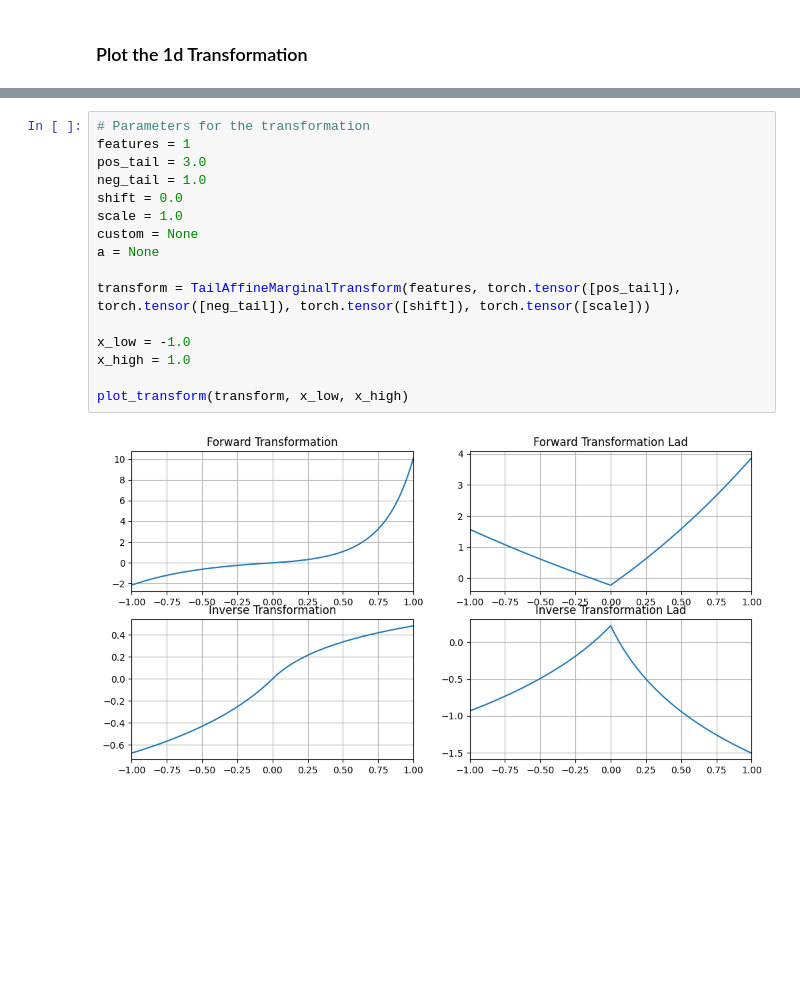
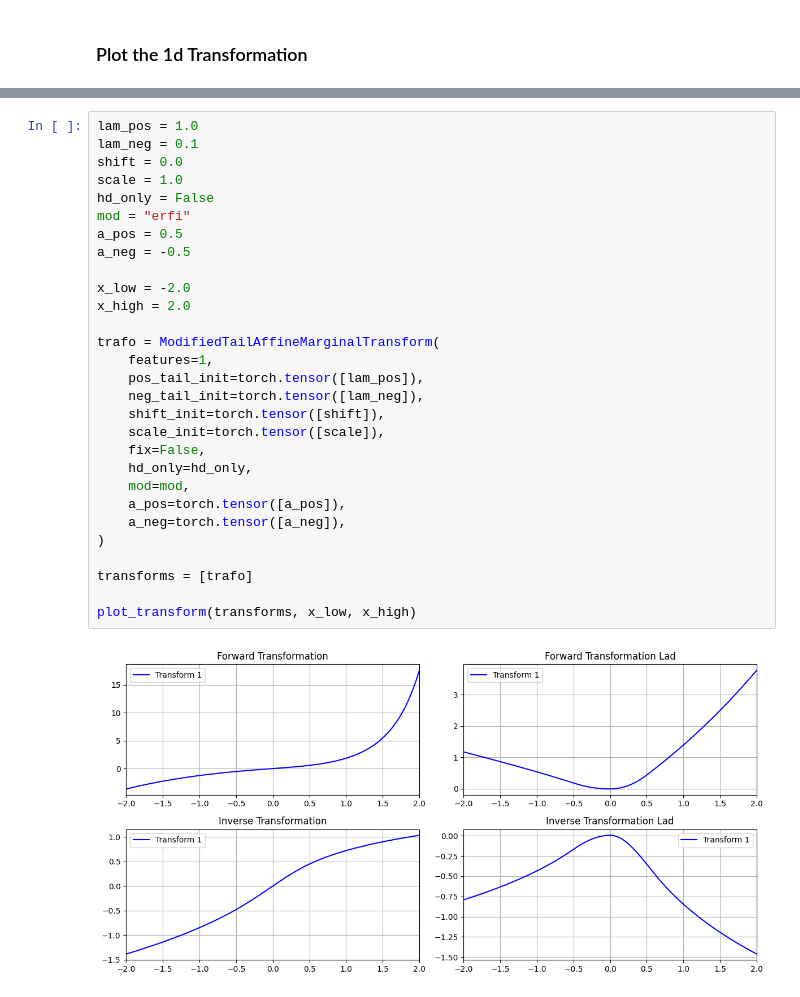
Before and after one commit to Lukas2412/tailnflows, a Jupyter notebook: tailnflows/models/test_transformations.ipynb, the cells around one changed output, grey strips where cells are left out. Drawn from its saved outputs; the diff is of its cells as text; blank space fills up the shorter version.

Commit message:
improve modified ttf functions

```diff
--- a/tailnflows/models/test_transformations.ipynb
+++ b/tailnflows/models/test_transformations.ipynb
@@ -66,19 +78,32 @@ def plot_transform(transform: TailAffineMarginalTransform, x_low: float = -5.0,
     fig.show()
 # %%
-# Parameters for the transformation
-features = 1
-pos_tail = 3.0
-neg_tail = 1.0
+lam_pos = 1.0
+lam_neg = 0.1
 shift = 0.0
 scale = 1.0
-custom = None
-a = None
+hd_only = False
+mod = "erfi"
+a_pos = 0.5
+a_neg = -0.5
 
-transform = TailAffineMarginalTransform(features, torch.tensor([pos_tail]), torch.tensor([neg_tail]), torch.tensor([shift]), torch.tensor([scale]))
+x_low = -2.0
+x_high = 2.0
 
-x_low = -1.0
-x_high = 1.0
+trafo = ModifiedTailAffineMarginalTransform(
+    features=1,
+    pos_tail_init=torch.tensor([lam_pos]),
+    neg_tail_init=torch.tensor([lam_neg]),
+    shift_init=torch.tensor([shift]),
+    scale_init=torch.tensor([scale]),
+    fix=False,
+    hd_only=hd_only,
+    mod=mod,
+    a_pos=torch.tensor([a_pos]),
+    a_neg=torch.tensor([a_neg]),
+)
 
-plot_transform(transform, x_low, x_high)
+transforms = [trafo]
+
+plot_transform(transforms, x_low, x_high)
 # %% [output]
-[figure, old version]
+[figure, new version]
```
Also changed, not shown: parts of 2 cells of this notebook, 3 other files.
